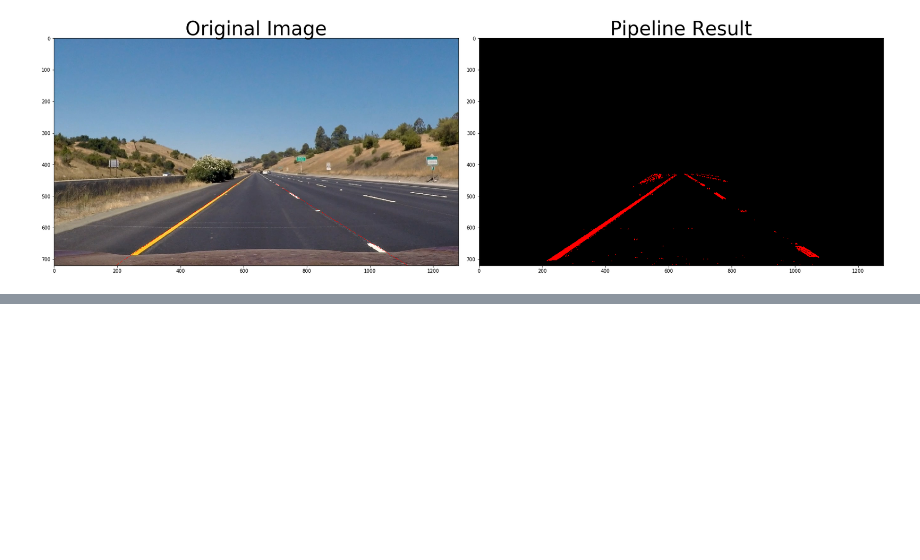
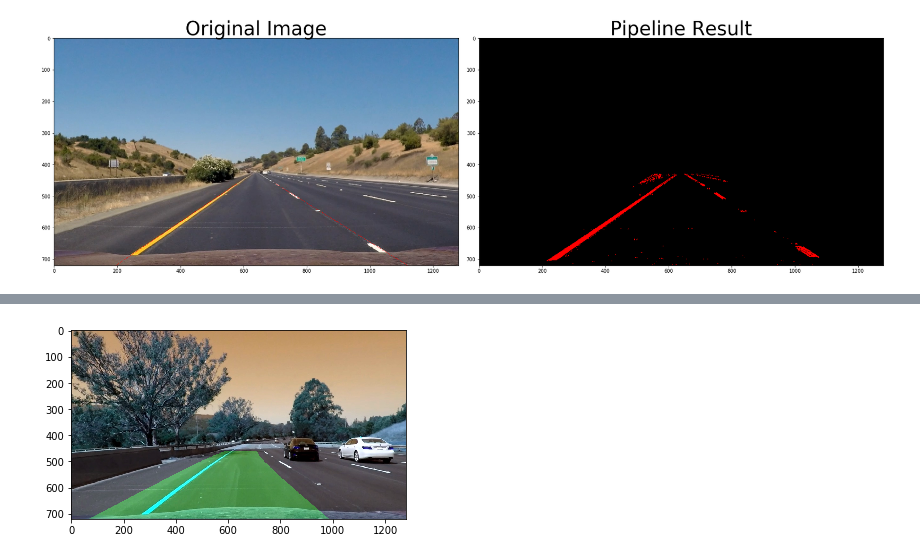
Before and after one commit to Gryton/carnd-advanced-lane-lines, a Jupyter notebook: project.ipynb, the cells around one changed output, grey strips where cells are left out. Cells and saved outputs as stored; diff of their text form; code cells hidden in the pictures; blank space fills up the shorter version.

```diff
--- a/project.ipynb
+++ b/project.ipynb
@@ -594,18 +601,26 @@ class Line():
 # %%
 # Create an image to draw the lines on
-warp_zero = np.zeros_like(warped).astype(np.uint8)
+warp_zero = np.zeros_like(binary_warped).astype(np.uint8)
 color_warp = np.dstack((warp_zero, warp_zero, warp_zero))
 
 # Recast the x and y points into usable format for cv2.fillPoly()
 pts_left = np.array([np.transpose(np.vstack([left_fitx, ploty]))])
 pts_right = np.array([np.flipud(np.transpose(np.vstack([right_fitx, ploty])))])
 pts = np.hstack((pts_left, pts_right))
 
 # Draw the lane onto the warped blank image
-cv2.fillPoly(color_warp, np.int_([pts]), (0,255, 0))
+cv2.fillPoly(color_warp, np.int_([pts]), (0, 255, 0))
 
+Minv = cv2.getPerspectiveTransform(dst, src)
 # Warp the blank back to original image space using inverse perspective matrix (Minv)
+undist = cv2.undistort(image, mtx, dist, None, mtx)
 newwarp = cv2.warpPerspective(color_warp, Minv, (image.shape[1], image.shape[0]))
 # Combine the result with the original image
 result = cv2.addWeighted(undist, 1, newwarp, 0.3, 0)
+cv2.imwrite('./output_images/found_lane.jpg', result)
 plt.imshow(result)
+plt.show()
+plt.imshow(result)
+plt.show()
+# %% [output]
+[figure, added]
```
Also changed, not shown: parts of 10 cells of this notebook.
